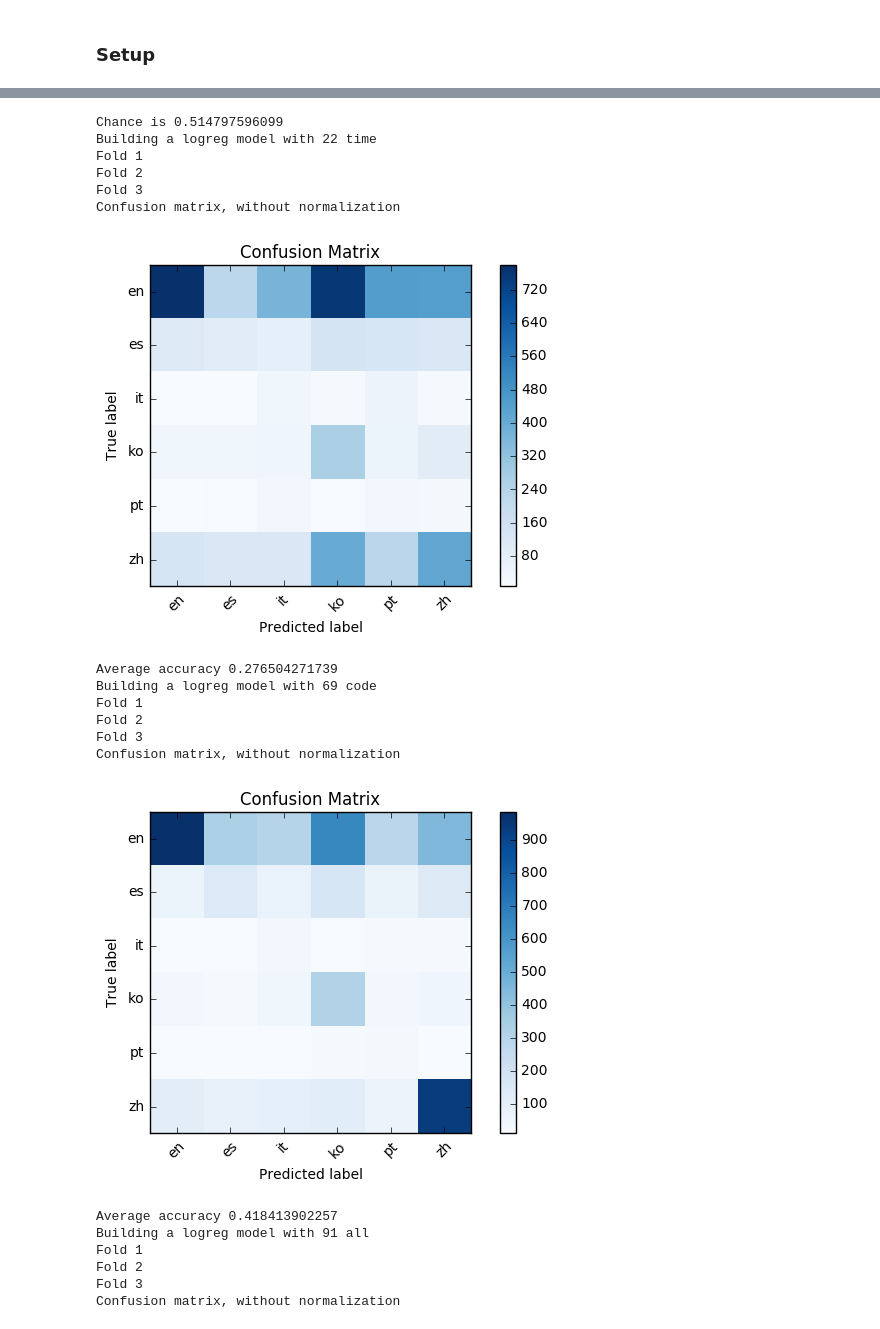
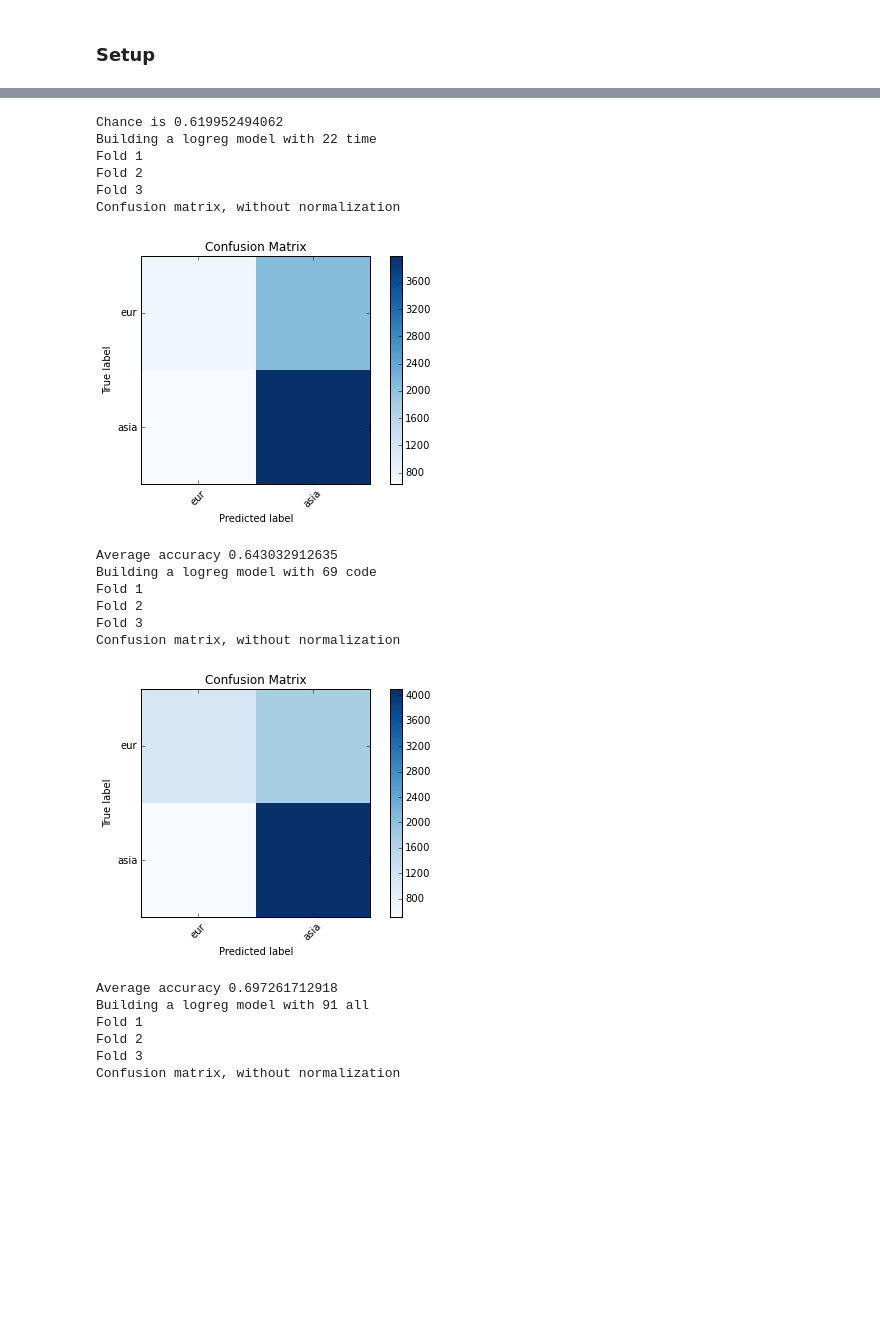
Before and after one commit to sravanareddy/appinventor, a Jupyter notebook: FindTheBug.ipynb, the cells around one changed output, grey strips where cells are left out. Saved outputs shown, nothing was run; the diff lists cells and outputs as text; code cells hidden in the pictures; blank space fills up the shorter version.

Commit message:
language groups

```diff
--- a/FindTheBug.ipynb
+++ b/FindTheBug.ipynb
@@ -9,6 +9,4 @@ for line in open('user_project_summaries.json'): # lazy iteration because the fi
     print ctr,
     ctr+=1
     summaries.update(ujson.loads(line))
-    if ctr==20:
-        break
 # %% [output]
@@ -33,8 +31,8 @@ for user in user_langs:
     lang = user_langs[user]
     lang_counts[lang] = lang_counts.get(lang, 0) + 1
     ctr+=1
-user_langs = {user: lang for user, lang in user_langs.items() if lang!='la' and lang_counts[lang]>=500 and user in summaries}
+user_langs = {user: lang for user, lang in user_langs.items() if lang!='la' and lang_counts[lang]>=100 and user in summaries}
 langset = sorted(list(set(user_langs.values())))
 lang_num_map = {lang: i for i, lang in enumerate(langset)} #key is langauge isocode, value is number
-print 'lang data created with', len(user_langs), 'users and', len(langset), 'languages'
+print 'lang data created with', len(user_langs), 'users and', len(langset), 'languages', langset
 # %% [output]
@@ -183,9 +181,24 @@ def userDuration(projectlist):
 def getProjects(userID):
     projectlist = getAllProjects(userID)
     return projectlist
-# %%
-def get_user_labels():
-        return {user: lang_num_map[lang] for user, lang in user_langs.items()}
+# %%
+langgroups = {'es': 'eur',
+              'pt': 'eur',
+              'it': 'eur',
+              'de': 'eur',
+              'fr': 'eur',
+              'ca': 'eur',
+              'el': 'eur',
+              'nl': 'eur',
+              'pl': 'eur',
+              'ru': 'eur',
+              'ko': 'asia',
+              'zh': 'asia',
+              'ja': 'asia',
+              'th': 'asia'}
+langgroup_num_map = {'eur': 0, 'asia': 1}
+def get_user_labels():
+    return {user: langgroup_num_map[langgroups[lang]] for user, lang in user_langs.items() if lang in langgroups}
 # %%
 time_combined = combine_featfuncs([projectLengthFeatures, dayAnalysisFeatures,decileProjects])
 code_combined = combine_featfuncs([summaryOBlockDecile,summaryDecileTLBlocks,summaryDecileNumScreens,summaryDeltasTLBlocks,summaryDeltasOBlock,summaryDeltasNumScreens, summaryAverages])
@@ -273,15 +270,15 @@ print 'Chance is', max(numpy.bincount(y))/float(len(y))
 
 foldindices = StratifiedKFold(y)
 
-labels = map(lambda x:x[0], sorted(lang_num_map.items(), key=lambda x:x[1]))
+labels = map(lambda x:x[0], sorted(langgroup_num_map.items(), key=lambda x:x[1]))
 # languages corresponding to class labels as a list
 
 
 k = 70 #num neighbors for kNN
 
-classifiers = [('logreg', LogisticRegression(class_weight='balanced',
-                                                             multi_class='multinomial',
-                                                             solver='lbfgs'))]  # no knn because it's too slow
+classifiers = [('logreg', LogisticRegression())]  # no knn because it's too slow
+#multi_class='multinomial',
+
 
 for modelname, model in classifiers:
     for featname, X in [('time', Xtime), ('code', Xcode), ('all', Xall)]:
@@ -290,43 +287,43 @@ for modelname, model in classifiers:
         cvaccs = numpy.zeros(len(foldindices))
         #cvf1 = numpy.zeros(len(foldindices))
         for i, (trainidx, testidx) in enumerate(foldindices):
             print 'Fold', i+1
 
             ytrain = y[trainidx]
             ytest = y[testidx]
 
             Xtrain = X[trainidx, :]
             Xtest = X[testidx, :]
 
             model.fit(Xtrain, ytrain)
             cvaccs[i] = model.score(Xtest, ytest)
 
             predictions = model.predict(Xtest)
             #cvf1[i] = f1_score(ytest, predictions)
 
             #print '****', modelname, cvaccs[i]
         #analyze last fold only
         cnf_matrix = confusion_matrix(ytest, predictions)
         plot_confusion_matrix(cnf_matrix, labels)
         plt.show()
 
         print 'Average accuracy', numpy.mean(cvaccs)
 # %% [output]
-Chance is 0.514797596099
+Chance is 0.619952494062
 Building a logreg model with 22 time
 Fold 1
 Fold 2
 Fold 3
 Confusion matrix, without normalization
-[figure, old version]
+[figure, new version]
-Average accuracy 0.276504271739
+Average accuracy 0.643032912635
 Building a logreg model with 69 code
 Fold 1
 Fold 2
 Fold 3
 Confusion matrix, without normalization
-[figure, old version]
+[figure, new version]
-Average accuracy 0.418413902257
+Average accuracy 0.697261712918
 Building a logreg model with 91 all
 Fold 1
 Fold 2
```
Also changed, not shown: parts of 4 cells of this notebook.
